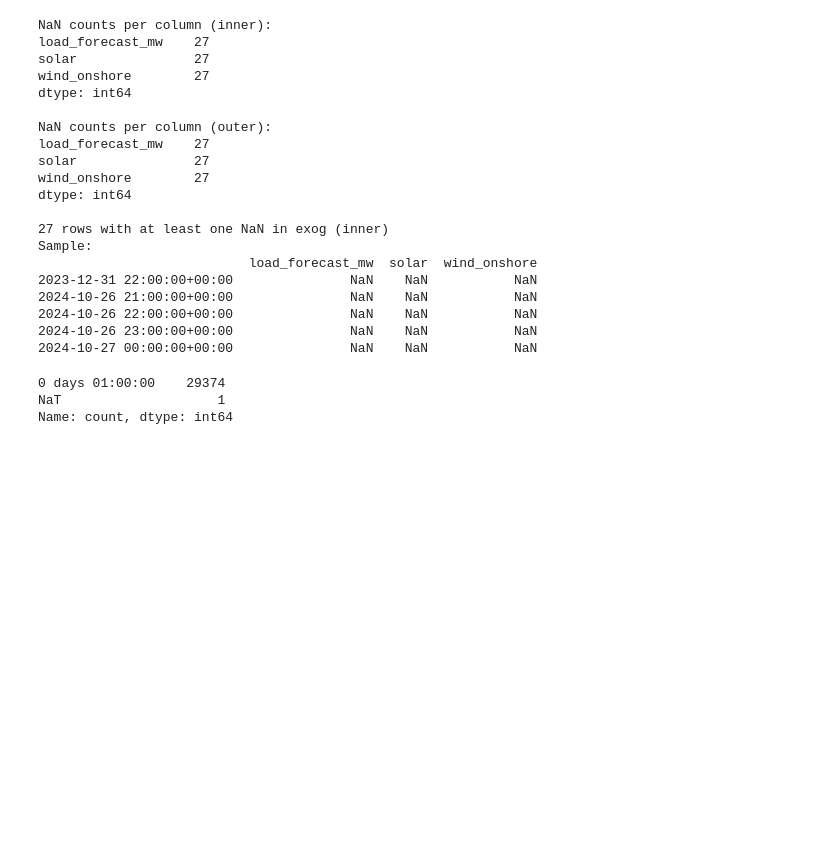
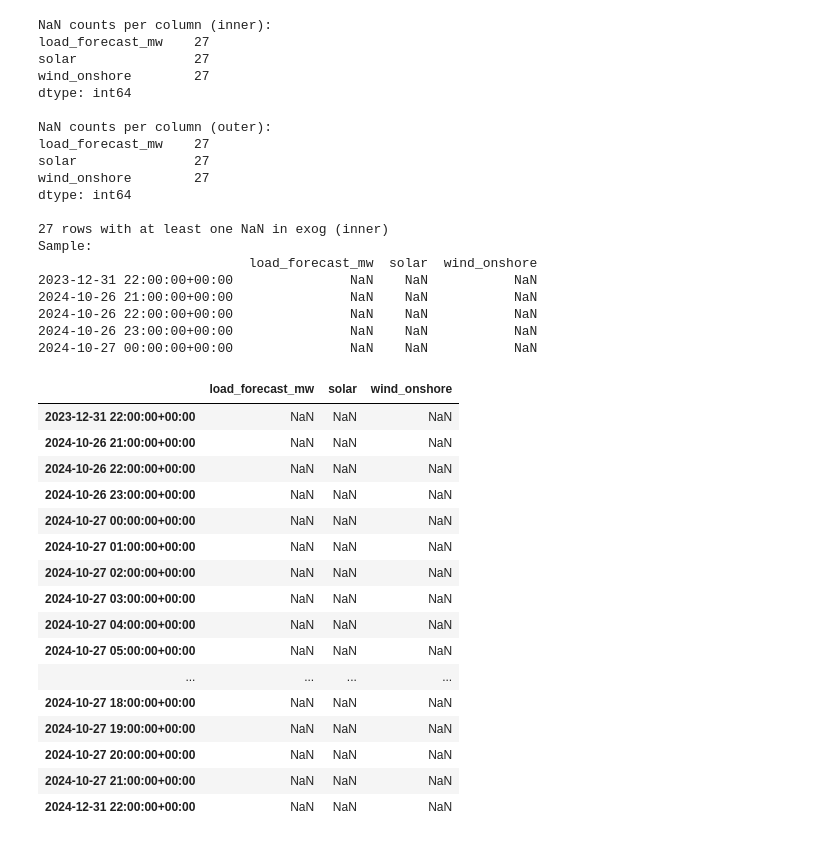
Before and after one commit to harrisderalas-ai/greek-dam-forecasting, a Jupyter notebook: notebooks/04_ensure_variables_resample_to_1h.ipynb, the cells around one changed output. Drawn from its saved outputs; the diff is of its cells as text; code cells hidden in the pictures; blank space fills up the shorter version.

```diff
--- a/notebooks/04_ensure_variables_resample_to_1h.ipynb
+++ b/notebooks/04_ensure_variables_resample_to_1h.ipynb
@@ -353,8 +353,22 @@ Sample:
 2024-10-26 23:00:00+00:00               NaN    NaN           NaN
 2024-10-27 00:00:00+00:00               NaN    NaN           NaN
 # %%
-exog_outer.index.diff().value_counts(dropna=False)
+nan_rows
 # %% [output]
-0 days 01:00:00    29374
-NaT                    1
-Name: count, dtype: int64
+|  | load_forecast_mw | solar | wind_onshore |
+| 2023-12-31 22:00:00+00:00 | NaN | NaN | NaN |
+| 2024-10-26 21:00:00+00:00 | NaN | NaN | NaN |
+| 2024-10-26 22:00:00+00:00 | NaN | NaN | NaN |
+| 2024-10-26 23:00:00+00:00 | NaN | NaN | NaN |
+| 2024-10-27 00:00:00+00:00 | NaN | NaN | NaN |
+| 2024-10-27 01:00:00+00:00 | NaN | NaN | NaN |
+| 2024-10-27 02:00:00+00:00 | NaN | NaN | NaN |
+| 2024-10-27 03:00:00+00:00 | NaN | NaN | NaN |
+| 2024-10-27 04:00:00+00:00 | NaN | NaN | NaN |
+| 2024-10-27 05:00:00+00:00 | NaN | NaN | NaN |
+| ... | ... | ... | ... |
+| 2024-10-27 18:00:00+00:00 | NaN | NaN | NaN |
+| 2024-10-27 19:00:00+00:00 | NaN | NaN | NaN |
+| 2024-10-27 20:00:00+00:00 | NaN | NaN | NaN |
+| 2024-10-27 21:00:00+00:00 | NaN | NaN | NaN |
+| 2024-12-31 22:00:00+00:00 | NaN | NaN | NaN |
```
Also changed, not shown: 1 other file.
